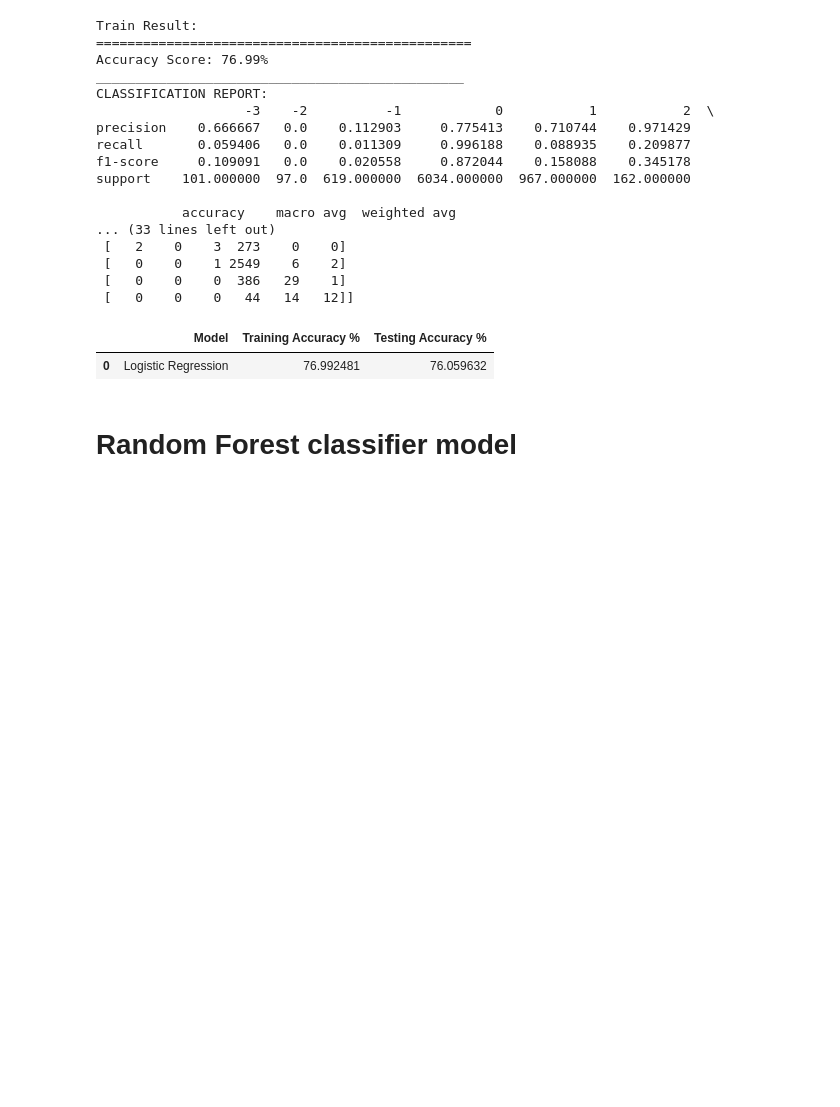
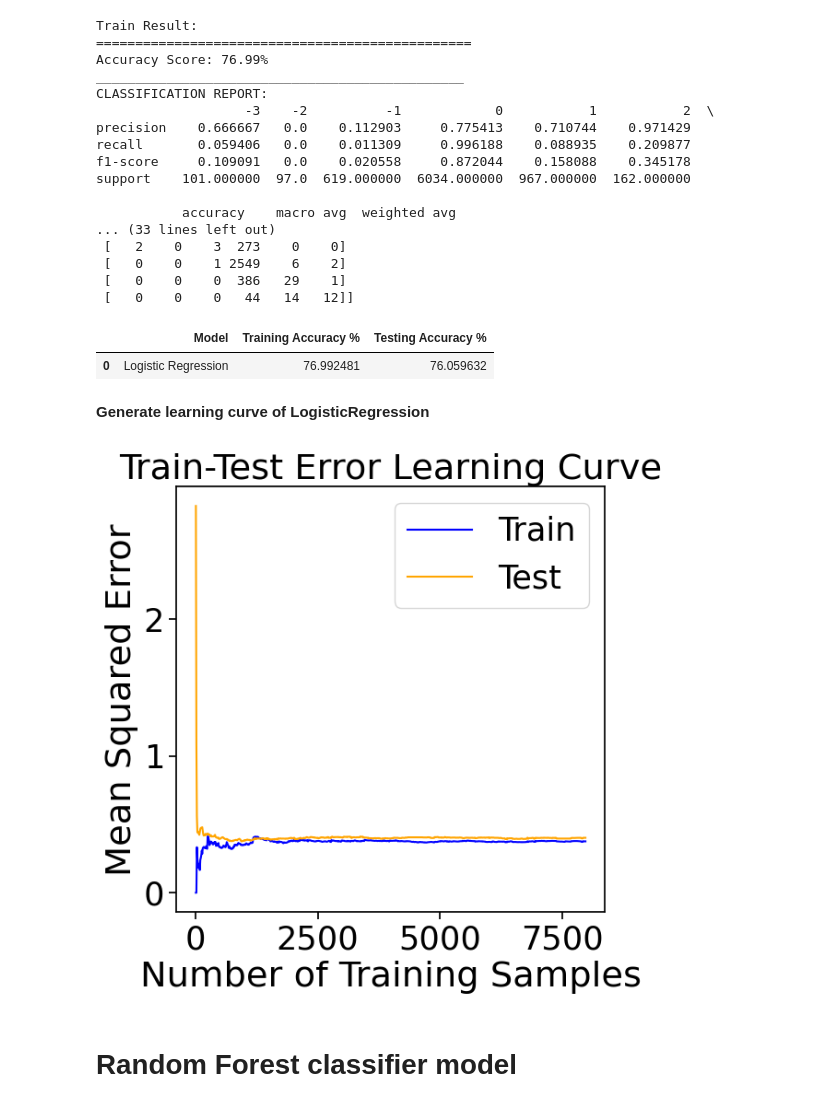
Before and after one commit to SamanMansoor/Data-Science, a Jupyter notebook: Stress_Data_Analysis_.ipynb, the cells around one changed output. Cells and saved outputs as stored; diff of their text form; code cells hidden in the pictures; blank space fills up the shorter version.

```diff
--- a/Stress_Data_Analysis_.ipynb
+++ b/Stress_Data_Analysis_.ipynb
@@ -397,6 +400,57 @@ results_df
 # %% [output]
 |  | Model | Training Accuracy % | Testing Accuracy % |
 | 0 | Logistic Regression | 76.992481 | 76.059632 |
+# %% [markdown]
+**Generate learning curve of LogisticRegression**
+# %%
+import numpy as np
+import matplotlib.pyplot as plt
+#from sklearn.linear_model import LogisticRegression
+from sklearn.metrics import mean_squared_error
+
+def print_score(classifier, X_train, y_train, X_test, y_test, train=True):
+    if train:
+        scores = classifier.score(X_train, y_train)
+        label = "Train"
+    else:
+        scores = classifier.score(X_test, y_test)
+        label = "Test"
+
+    print(f"{label} score: {scores}")
+    return scores
+
+
+
+# Generate learning curve
+train_errors = []
+test_errors = []
+num_samples = range(10, len(X_train), 10)  # Vary the number of training samples
+
+for num in num_samples:
+    lr_clf.fit(X_train[:num], y_train[:num])
+
+    # Calculate train and test errors
+    train_pred = lr_clf.predict(X_train[:num])
+    train_error = mean_squared_error(y_train[:num], train_pred)
+    train_errors.append(train_error)
+
+    test_pred = lr_clf.predict(X_test)
+    test_error = mean_squared_error(y_test, test_pred)
+    test_errors.append(test_error)
+
+# Set the graph size
+plt.figure(figsize=(6, 6))
+
+# Plotting the learning curve
+plt.plot(num_samples, train_errors, color='blue', label='Train')
+plt.plot(num_samples, test_errors, color='orange', label='Test')
+plt.xlabel('Number of Training Samples')
+plt.ylabel('Mean Squared Error')
+plt.title('Train-Test Error Learning Curve')
+plt.legend()
+plt.show()
+# %% [output]
+[figure, added]
 # %% [markdown]
 # **Random Forest classifier model**
 # %%
```
Also changed, not shown: parts of 9 cells of this notebook.
